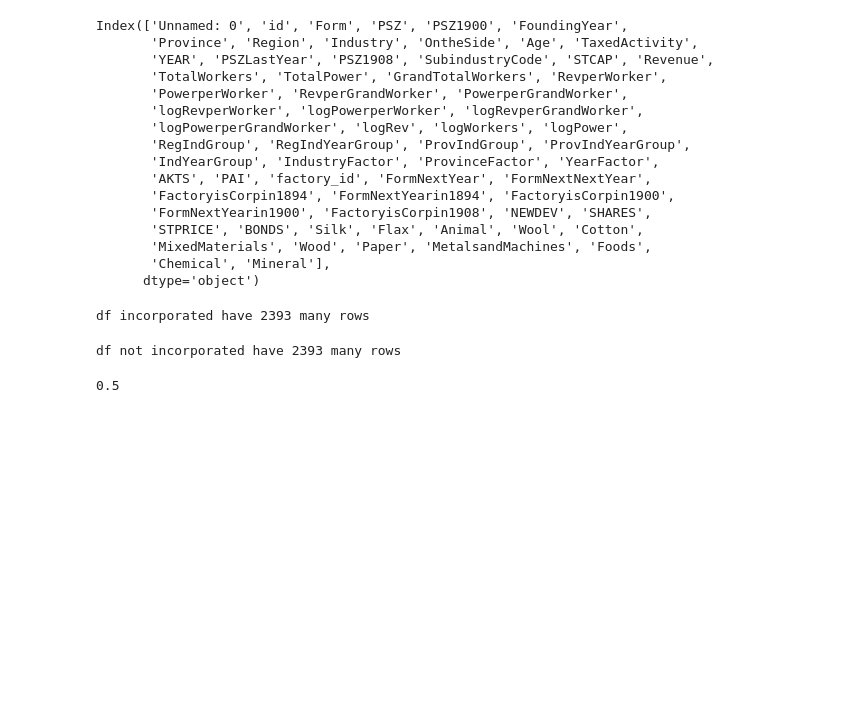
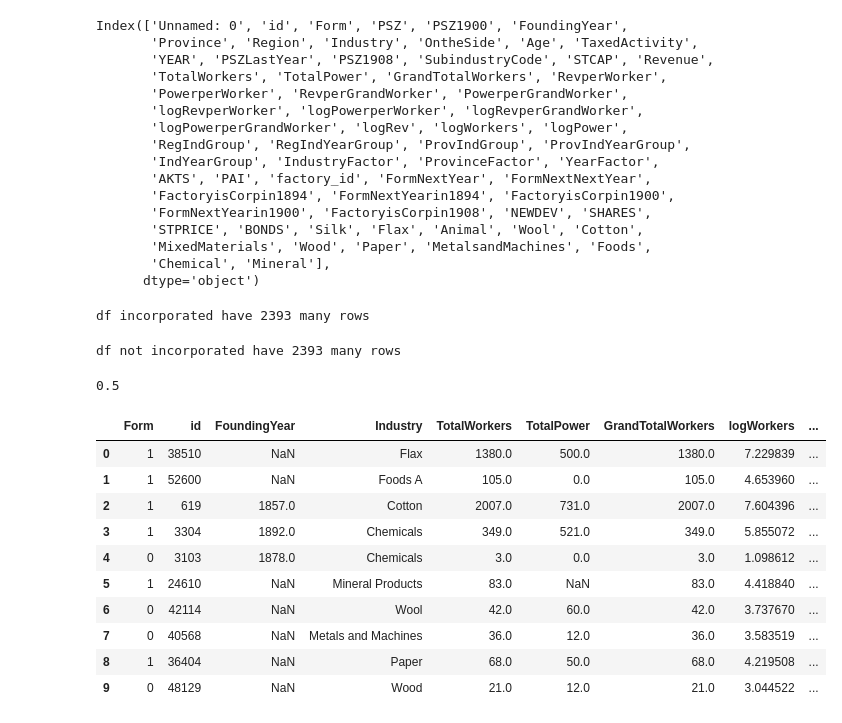
Before and after one commit to Xianzhiwang1/Leet-Code-Project, a Jupyter notebook: final-blog-post/index.ipynb, the cells around one changed output. Drawn from its saved outputs; the diff is of its cells as text; code cells hidden in the pictures; blank space fills up the shorter version.

```diff
--- a/final-blog-post/index.ipynb
+++ b/final-blog-post/index.ipynb
@@ -228,3 +217,19 @@ result['Form'].mean()
 # %%
 compression_opts = dict(method='zip', archive_name='artificially_balanced_Rvssian_Factory.csv')
 result.to_csv('artificially_balanced_Rvssian_Factory.zip', index = False, compression=compression_opts)
+# %%
+result = result.sample(frac=1).reset_index(drop=True)
+# %%
+result.head(10)
+# %% [output]
+|  | Form | id | FoundingYear | Industry | TotalWorkers | TotalPower | GrandTotalWorkers | logWorkers | ... |
+| 0 | 1 | 38510 | NaN | Flax | 1380.0 | 500.0 | 1380.0 | 7.229839 | ... |
+| 1 | 1 | 52600 | NaN | Foods A | 105.0 | 0.0 | 105.0 | 4.653960 | ... |
+| 2 | 1 | 619 | 1857.0 | Cotton | 2007.0 | 731.0 | 2007.0 | 7.604396 | ... |
+| 3 | 1 | 3304 | 1892.0 | Chemicals | 349.0 | 521.0 | 349.0 | 5.855072 | ... |
+| 4 | 0 | 3103 | 1878.0 | Chemicals | 3.0 | 0.0 | 3.0 | 1.098612 | ... |
+| 5 | 1 | 24610 | NaN | Mineral Products | 83.0 | NaN | 83.0 | 4.418840 | ... |
+| 6 | 0 | 42114 | NaN | Wool | 42.0 | 60.0 | 42.0 | 3.737670 | ... |
+| 7 | 0 | 40568 | NaN | Metals and Machines | 36.0 | 12.0 | 36.0 | 3.583519 | ... |
+| 8 | 1 | 36404 | NaN | Paper | 68.0 | 50.0 | 68.0 | 4.219508 | ... |
+| 9 | 0 | 48129 | NaN | Wood | 21.0 | 12.0 | 21.0 | 3.044522 | ... |
```
Also changed, not shown: parts of 11 cells of this notebook, 3 other files.
